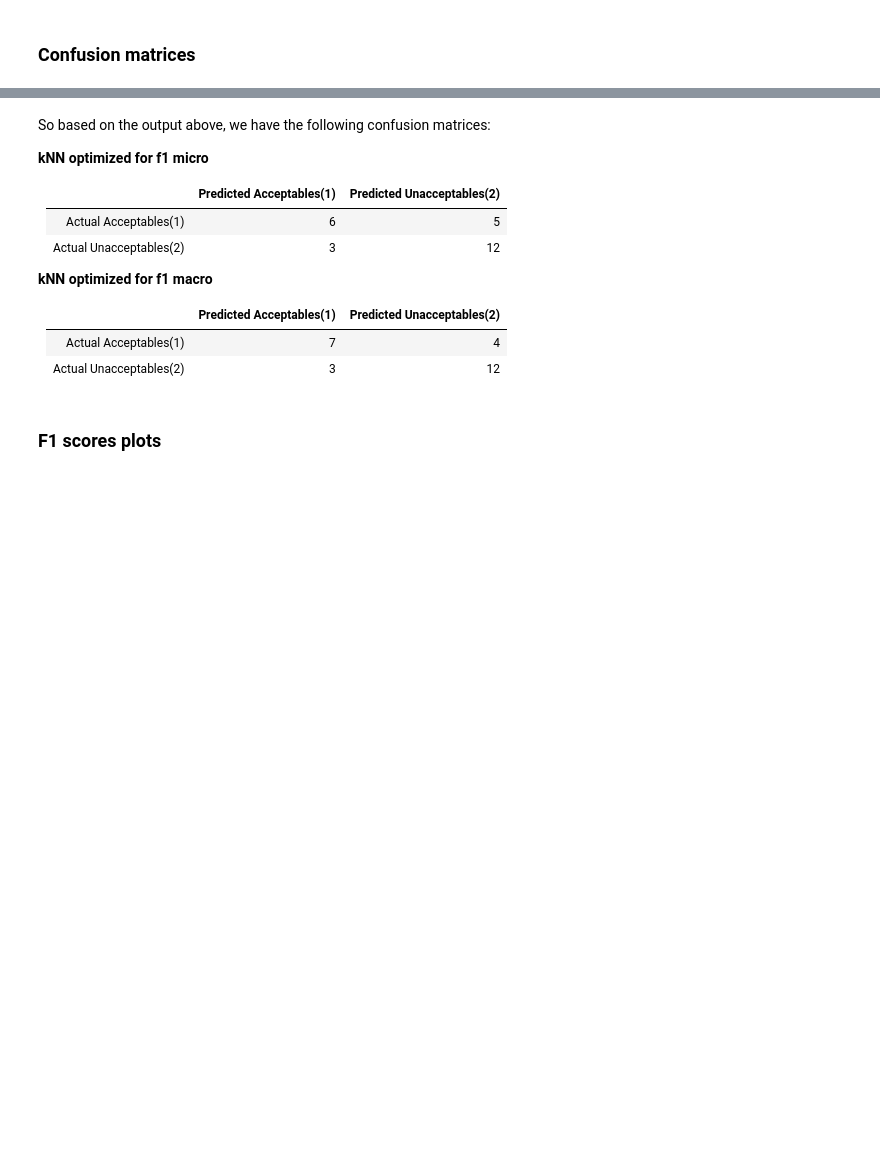
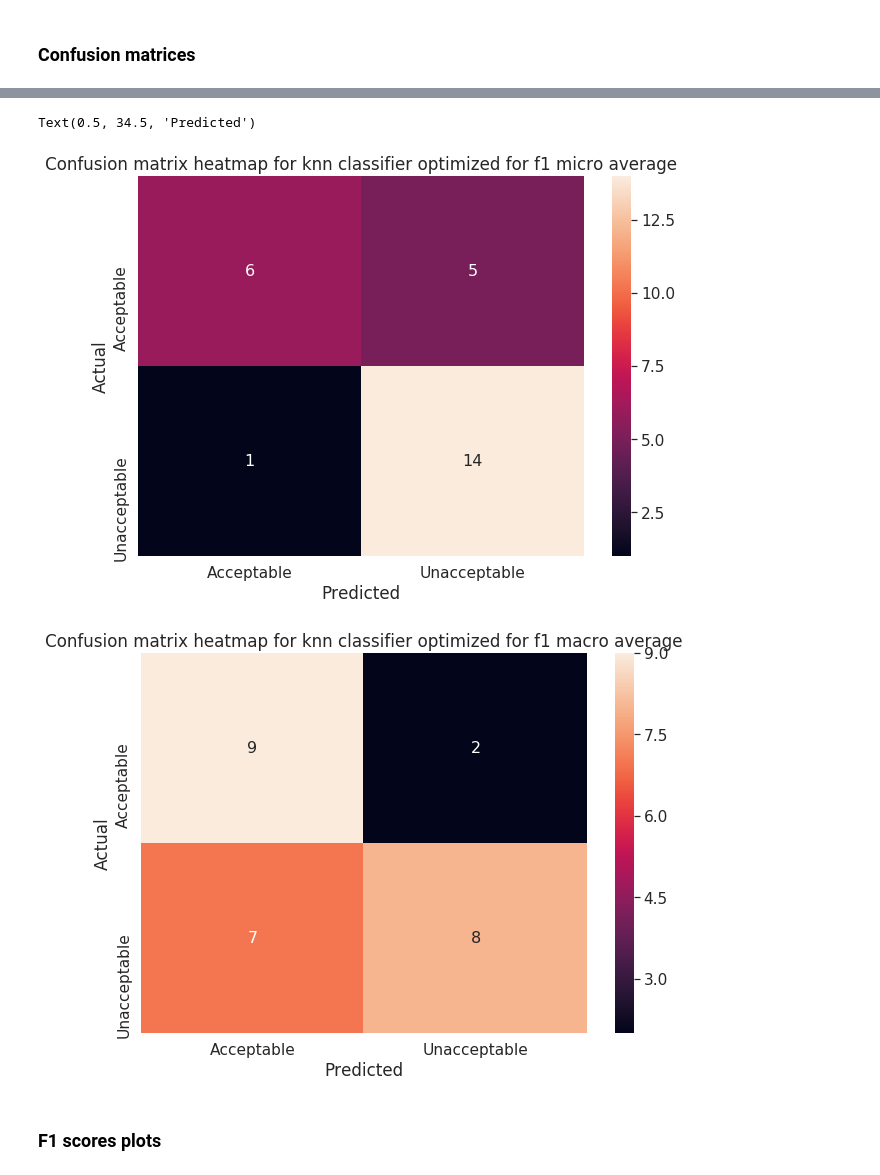
Before and after one commit to ThanosM97/Neural_Networks-NTUA, a Jupyter notebook: Lab 1/LSVT-Voice-Rehabilitation.ipynb, the cells around one changed output, grey strips where cells are left out. Saved outputs shown, nothing was run; the diff lists cells and outputs as text; code cells hidden in the pictures; blank space fills up the shorter version.

```diff
--- a/Lab 1/LSVT-Voice-Rehabilitation.ipynb
+++ b/Lab 1/LSVT-Voice-Rehabilitation.ipynb
@@ -1075,7 +1223,7 @@ In order to maximize the f1 micro score for the kNN algorithm we have to do the
 - Normalization with z-score
 - kNN algorithm with number of neighbors = 5
 # %%
-x_train_micro, y_train_micro, x_test_micro = pre_processing(2, True, None, False, X_train, Y_train, X_test)
+x_train_micro, y_train_micro, x_test_micro = pre_processing(13, True, 14, False, X_train, Y_train, X_test)
 
 start_time = time.time()
 knn_micro_opt = KNeighborsClassifier(n_neighbors = 5)
@@ -1093,8 +1244,8 @@ In order to maximize the f1 macro score for the kNN algorithm we have to do the
 # %%
-x_train_macro, y_train_macro, x_test_macro = pre_processing(1, True, 6, False, X_train, Y_train, X_test)
+x_train_macro, y_train_macro, x_test_macro = pre_processing(1, True, 14, True, X_train, Y_train, X_test)
 
 start_time = time.time()
-knn_macro_opt = KNeighborsClassifier(n_neighbors = 7)
+knn_macro_opt = KNeighborsClassifier(n_neighbors = 3)
 knn_macro_opt.fit(x_train_macro, y_train_macro)
 knn_pred_macro = knn_macro_opt.predict(x_test_macro)
 knn_macro_ftime= time.time() - start_time
@@ -1122,10 +1280,12 @@ plt.show()
 ### Confusion matrices
 # %%
 print("Confusion matrix for the " + UNDERLINE + "optimized for f1 micro kNN classifier" + END +":")
-print(confusion_matrix(Y_test,knn_pred_micro))
+knn_micro_cm = confusion_matrix(Y_test,knn_pred_micro)
+print(knn_micro_cm)
 print("f1-micro average: %f" %f1_score(Y_test,knn_pred_micro, average="micro"))
 print("f1-macro average: %f" %f1_score(Y_test,knn_pred_micro, average="macro"))
 print("Confusion matrix for the " + UNDERLINE + "optimized for f1 macro kNN classifier" + END +":")
-print(confusion_matrix(Y_test,knn_pred_macro))
+knn_macro_cm = confusion_matrix(Y_test,knn_pred_macro)
+print(knn_macro_cm)
 print("f1-micro average: %f" %f1_score(Y_test,knn_pred_macro, average="micro"))
 print("f1-macro average: %f" %f1_score(Y_test,knn_pred_macro, average="macro"))
@@ -1132,19 +1303,25 @@ print("f1-macro average: %f" %f1_score(Y_test,knn_pred_macro, average="macro"))
-# %% [markdown]
-So based on the output above, we have the following confusion matrices:
-
-**kNN optimized for f1 micro**
-
-|                            | Predicted Acceptables(1) | Predicted Unacceptables(2) |
-|----------------------------|-----------------------|-------------------------|
-| Actual Acceptables(1)   |           6           |            5            |
-| Actual Unacceptables(2) |           3           |            12            |
-
-**kNN optimized for f1 macro**
-
-|                            | Predicted Acceptables(1) | Predicted Unacceptables(2) |
-|----------------------------|-----------------------|-------------------------|
-| Actual Acceptables(1)   |           7           |            4            |
-| Actual Unacceptables(2) |           3           |            12            |
+# %%
+df_cm = pd.DataFrame(knn_micro_cm, ["Acceptable", "Unacceptable"],
+                ["Acceptable", "Unacceptable"])
+plt.figure(figsize = (10,7))
+sn.set(font_scale=1.4)#for label size
+sn.heatmap(df_cm, annot=True,annot_kws={"size": 16})# font size
+plt.title("Confusion matrix heatmap for knn classifier optimized for f1 micro average")
+plt.ylabel("Actual")
+plt.xlabel("Predicted")
+
+df_cm = pd.DataFrame(knn_macro_cm, ["Acceptable", "Unacceptable"],
+                ["Acceptable", "Unacceptable"])
+plt.figure(figsize = (10,7))
+sn.set(font_scale=1.4)#for label size
+sn.heatmap(df_cm, annot=True,annot_kws={"size": 16})# font size
+plt.title("Confusion matrix heatmap for knn classifier optimized for f1 macro average")
+plt.ylabel("Actual")
+plt.xlabel("Predicted")
+# %% [output]
+Text(0.5, 34.5, 'Predicted')
+[figure, added]
+[figure, added]
 # %% [markdown]
 ### F1 scores plots
 # %%
```
Also changed, not shown: parts of 53 cells of this notebook.
